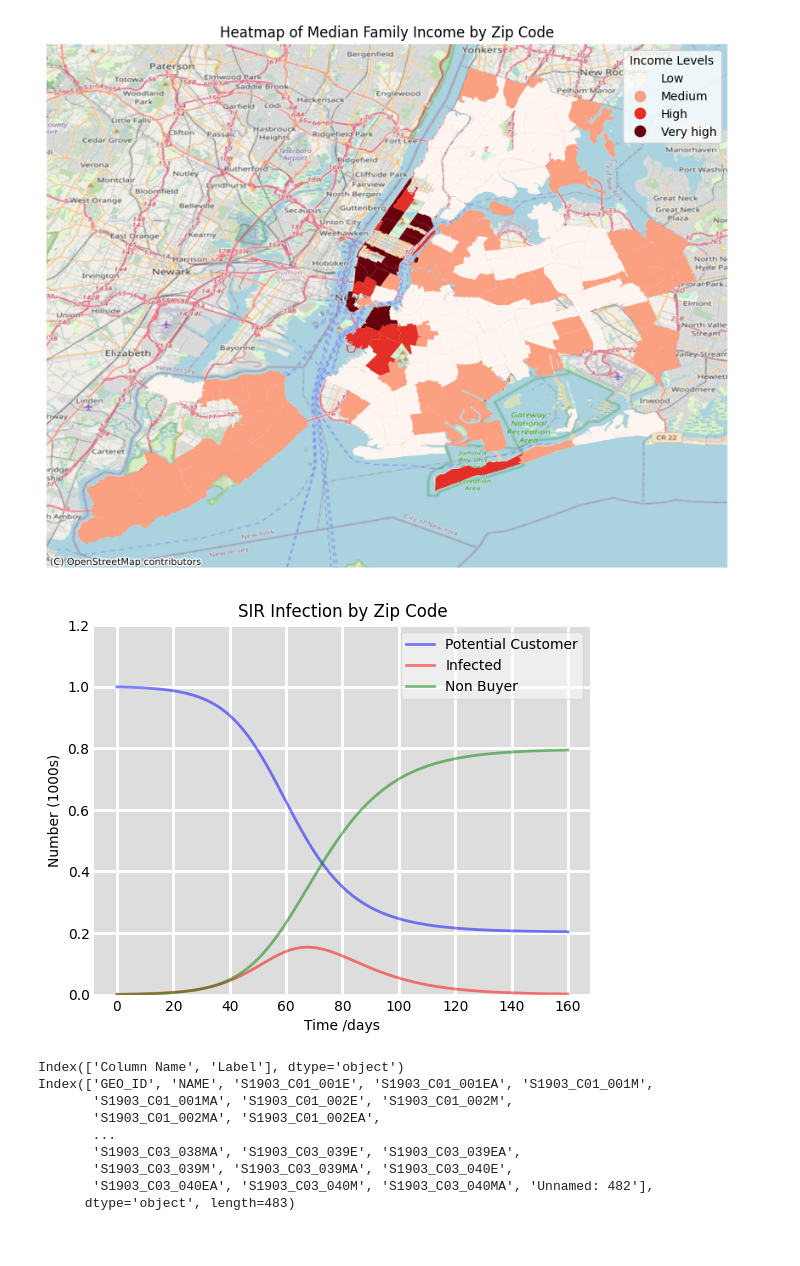
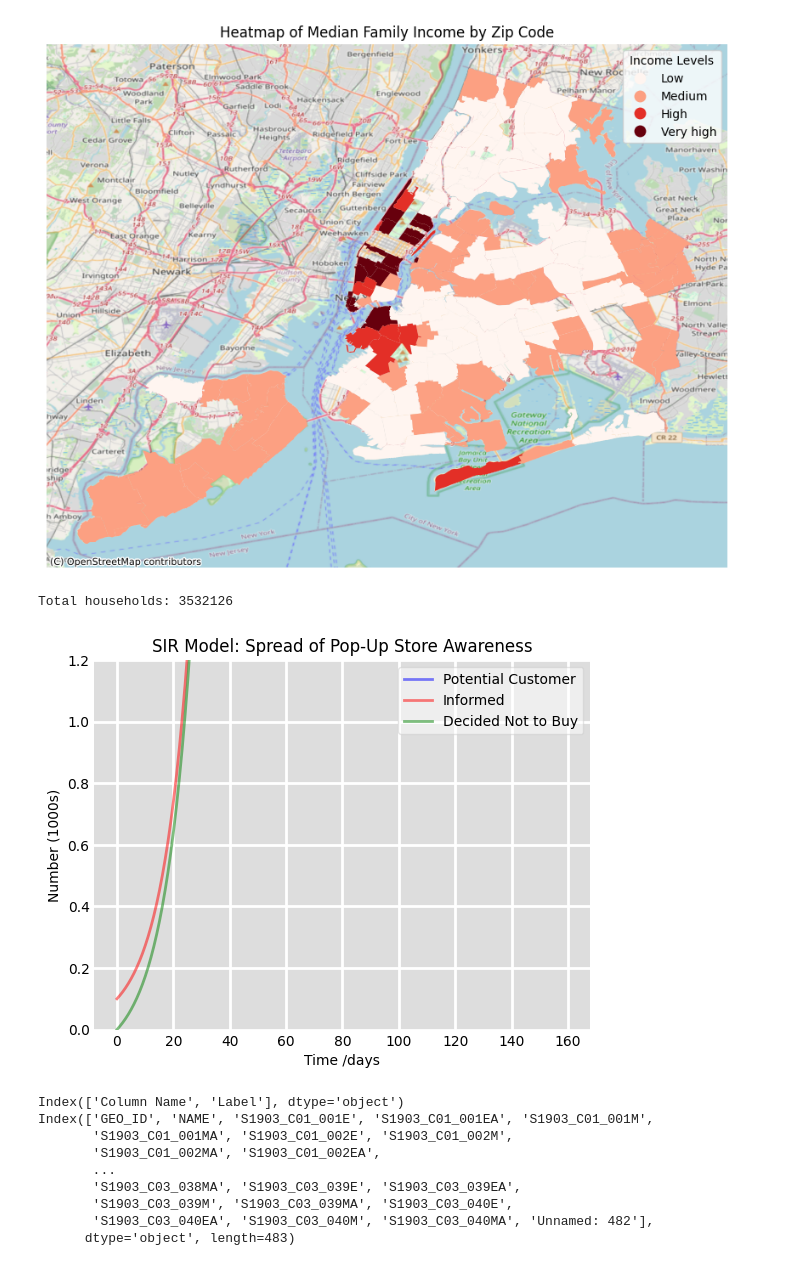
Before and after one commit to DiaA6383/DS_Project, a Jupyter notebook: notebooks/notebook.ipynb, the cells around one changed output. Cells and saved outputs as stored; diff of their text form; code cells hidden in the pictures.

```diff
--- a/notebooks/notebook.ipynb
+++ b/notebooks/notebook.ipynb
@@ -57,8 +57,17 @@ from dataclasses import dataclass
 import matplotlib.pyplot as plt
 import numpy as np
 from scipy.integrate import odeint
+import pandas as pd
 
+# Load the CSV file
+csv_file_path = '/Users/alejandrodiaz/Documents/GitHub/DS_Project/data/processed/cleaned_data.csv'
+data = pd.read_csv(csv_file_path)
 
+# Calculate the total number of households
+total_households = data['Number of Households'].sum()
+print(f'Total households: {total_households}')
+
+# Function to compute the derivatives for the SIR model
 def deriv(y, t, N, beta, gamma):
     S, I, R = y
     dSdt = -beta * S * I / N
@@ -66,14 +75,15 @@ def deriv(y, t, N, beta, gamma):
     dRdt = gamma * I
     return dSdt, dIdt, dRdt
 
-
 @dataclass
 class SIRDiagram:
-    n: int = 1000
-    i: int = 1
+    # Initialize with the total number of households
+    n: int = total_households
+    # Assume initial number of 'infected' (people aware of the pop-up)
+    i: int = 100  # This is an example value, adjust based on your initial marketing data
     r: int = 0
-    beta: float = 0.2
-    gamma: float = 1.0 / 10
+    beta: float = 0.2  # Adjust based on expected contact rate
+    gamma: float = 1.0 / 10  # Adjust based on expected recovery rate
     steps: int = 160
 
     def s(self) -> int:
@@ -83,39 +93,38 @@ class SIRDiagram:
         t = np.linspace(0, self.steps, self.steps)
         y0 = self.s(), self.i, self.r
         N, beta, gamma = self.n, self.beta, self.gamma
         ret = odeint(deriv, y0, t, args=(N, beta, gamma))
         S, I, R = ret.T
 
         fig = plt.figure(facecolor="w")
         ax = fig.add_subplot(111, facecolor="#dddddd", axisbelow=True)
         ax.plot(t, S / 1000, "b", alpha=0.5, lw=2, label="Potential Customer")
-        ax.plot(t, I / 1000, "r", alpha=0.5, lw=2, label="Infected")
-        ax.plot(t, R / 1000, "g", alpha=0.5, lw=2, label="Non Buyer")
+        ax.plot(t, I / 1000, "r", alpha=0.5, lw=2, label="Informed")
+        ax.plot(t, R / 1000, "g", alpha=0.5, lw=2, label="Decided Not to Buy")
 
         ax.set_xlabel("Time /days")
         ax.set_ylabel("Number (1000s)")
         ax.set_ylim(0, 1.2)
         ax.yaxis.set_tick_params(length=0)
         ax.xaxis.set_tick_params(length=0)
         ax.grid(which="major", c="w", lw=2, ls="-")
         legend = ax.legend()
         legend.get_frame().set_alpha(0.5)
         for spine in ("top", "right", "bottom", "left"):
             ax.spines[spine].set_visible(False)
 
-        plt.title("SIR Infection by Zip Code")
+        plt.title("SIR Model: Spread of Pop-Up Store Awareness")
         plt.show()
-
 
 def main():
     diagram = SIRDiagram()
     diagram.plot()
 
-
 if __name__ == "__main__":
     main()
 # %% [output]
+Total households: 3532126
-[figure, old version]
+[figure, new version]
 # %%
 """
 This script reads a CSV file and prints the second column.
```
Also changed, not shown: parts of 4 cells of this notebook, 1 other file.
